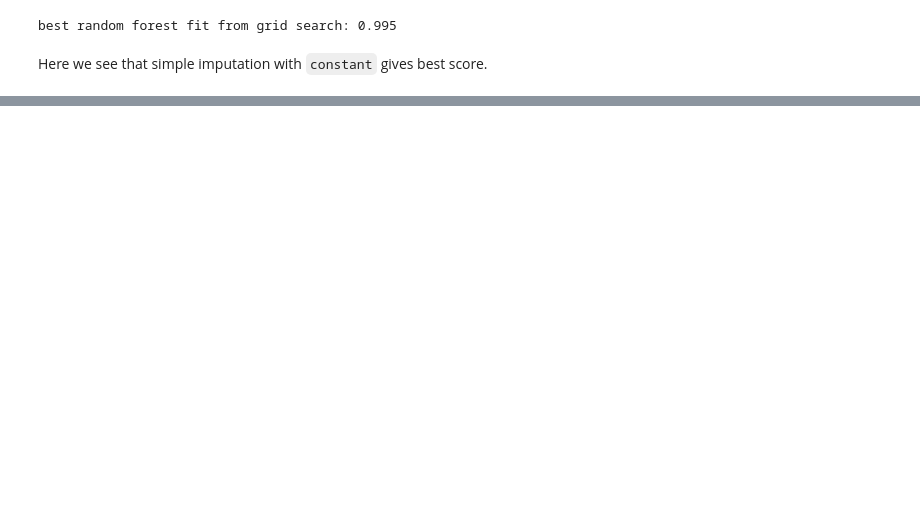
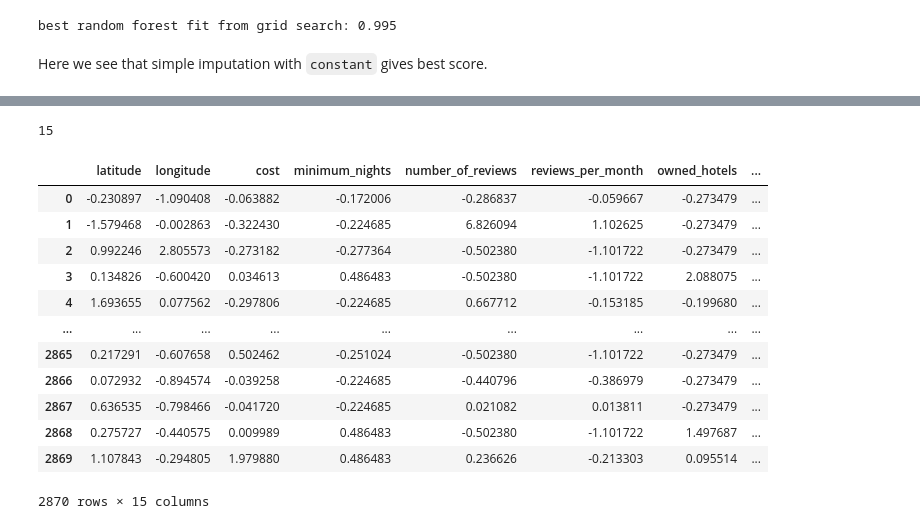
Before and after one commit to vin136/sample-test, a Jupyter notebook: mine.ipynb, the cells around one changed output, grey strips where cells are left out. Cells and saved outputs as stored; diff of their text form; code cells hidden in the pictures; blank space fills up the shorter version.

```diff
--- a/mine.ipynb
+++ b/mine.ipynb
@@ -453,0 +558,20 @@ dtype: int64
+# %%
+len(cols)
+# %% [output]
+15
+# %%
+pd.DataFrame(out,columns=cols)
+# %% [output]
+|  | latitude | longitude | cost | minimum_nights | number_of_reviews | reviews_per_month | owned_hotels | ... |
+| 0 | -0.230897 | -1.090408 | -0.063882 | -0.172006 | -0.286837 | -0.059667 | -0.273479 | ... |
+| 1 | -1.579468 | -0.002863 | -0.322430 | -0.224685 | 6.826094 | 1.102625 | -0.273479 | ... |
+| 2 | 0.992246 | 2.805573 | -0.273182 | -0.277364 | -0.502380 | -1.101722 | -0.273479 | ... |
+| 3 | 0.134826 | -0.600420 | 0.034613 | 0.486483 | -0.502380 | -1.101722 | 2.088075 | ... |
+| 4 | 1.693655 | 0.077562 | -0.297806 | -0.224685 | 0.667712 | -0.153185 | -0.199680 | ... |
+| ... | ... | ... | ... | ... | ... | ... | ... | ... |
+| 2865 | 0.217291 | -0.607658 | 0.502462 | -0.251024 | -0.502380 | -1.101722 | -0.273479 | ... |
+| 2866 | 0.072932 | -0.894574 | -0.039258 | -0.224685 | -0.440796 | -0.386979 | -0.273479 | ... |
+| 2867 | 0.636535 | -0.798466 | -0.041720 | -0.224685 | 0.021082 | 0.013811 | -0.273479 | ... |
+| 2868 | 0.275727 | -0.440575 | 0.009989 | 0.486483 | -0.502380 | -1.101722 | 1.497687 | ... |
+| 2869 | 1.107843 | -0.294805 | 1.979880 | 0.486483 | 0.236626 | -0.213303 | 0.095514 | ... |
+2870 rows × 15 columns
```
Also changed, not shown: parts of 64 cells of this notebook.
